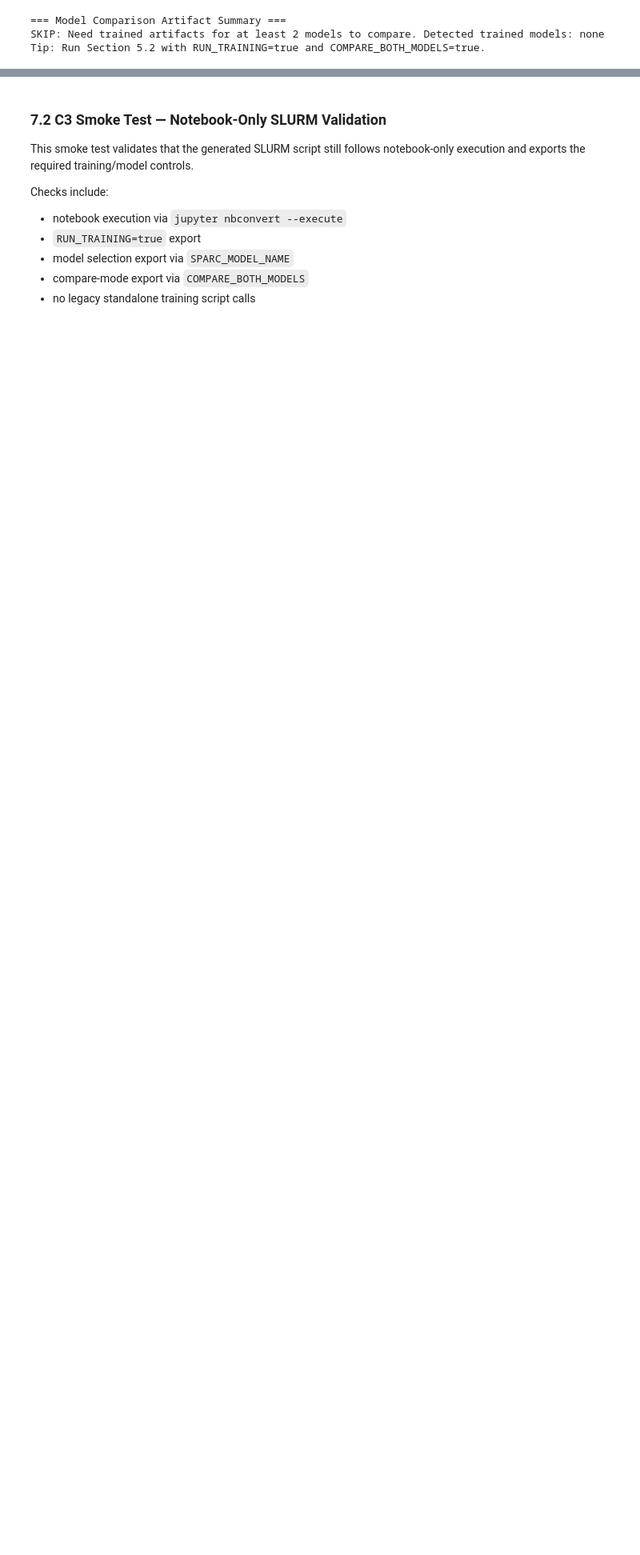
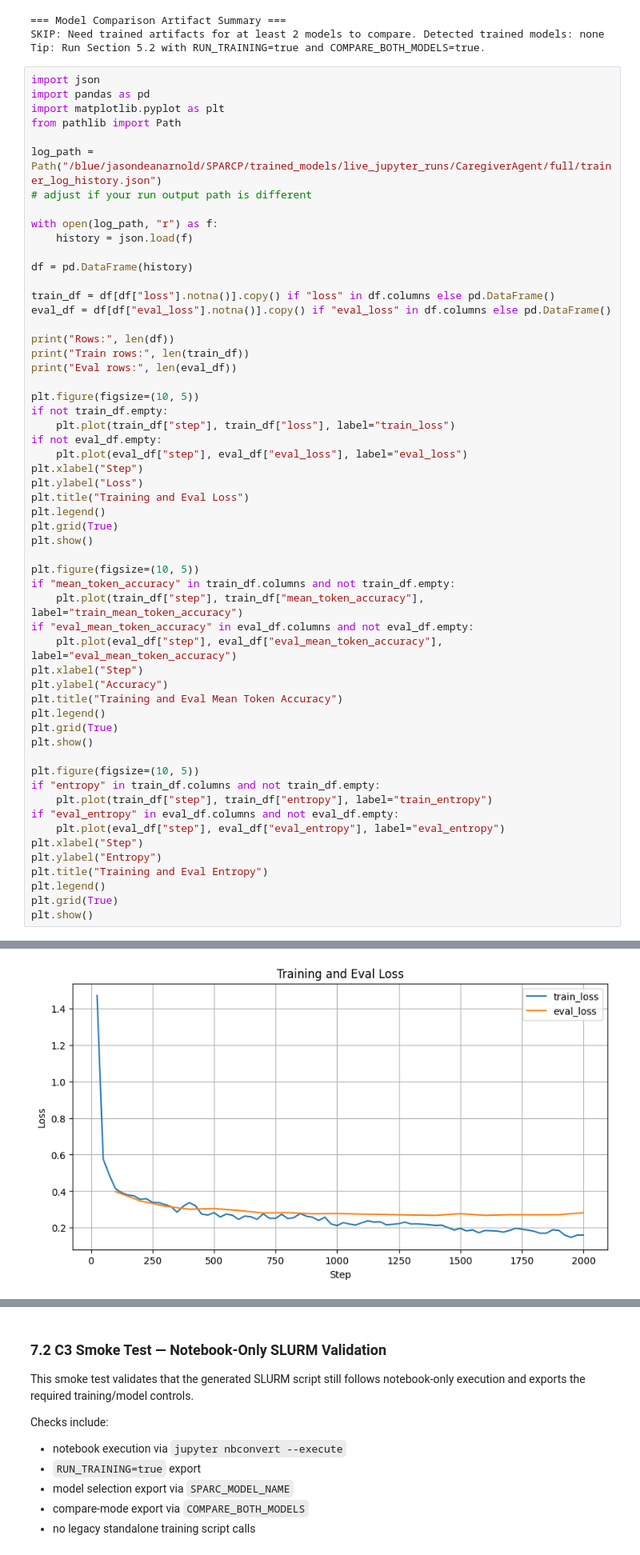
Before and after one commit to UF-College-of-Education/SPARCP-Hipergator-Notebooks, a Jupyter notebook: v2/executed_Caregiver_H1b_Model_Fine_Tuning_PyTorch_local_meta_default.ipynb, the cells around one changed output, grey strips where cells are left out. Shown at 80% size. Drawn from its saved outputs; the diff is of its cells as text; blank space fills up the shorter version.

```diff
--- a/v2/executed_Caregiver_H1b_Model_Fine_Tuning_PyTorch_local_meta_default.ipynb
+++ b/v2/executed_Caregiver_H1b_Model_Fine_Tuning_PyTorch_local_meta_default.ipynb
@@ -2249,3 +2224,60 @@ else:
 === Model Comparison Artifact Summary ===
 SKIP: Need trained artifacts for at least 2 models to compare. Detected trained models: none
 Tip: Run Section 5.2 with RUN_TRAINING=true and COMPARE_BOTH_MODELS=true.
+# %%
+import json
+import pandas as pd
+import matplotlib.pyplot as plt
+from pathlib import Path
+
+log_path = Path("/blue/jasondeanarnold/SPARCP/trained_models/live_jupyter_runs/CaregiverAgent/full/trainer_log_history.json")
+# adjust if your run output path is different
+
+with open(log_path, "r") as f:
+    history = json.load(f)
+
+df = pd.DataFrame(history)
+
+train_df = df[df["loss"].notna()].copy() if "loss" in df.columns else pd.DataFrame()
+eval_df = df[df["eval_loss"].notna()].copy() if "eval_loss" in df.columns else pd.DataFrame()
+
+print("Rows:", len(df))
+print("Train rows:", len(train_df))
+print("Eval rows:", len(eval_df))
+
+plt.figure(figsize=(10, 5))
+if not train_df.empty:
+    plt.plot(train_df["step"], train_df["loss"], label="train_loss")
+if not eval_df.empty:
+    plt.plot(eval_df["step"], eval_df["eval_loss"], label="eval_loss")
+plt.xlabel("Step")
+plt.ylabel("Loss")
+plt.title("Training and Eval Loss")
+plt.legend()
+plt.grid(True)
+plt.show()
+
+plt.figure(figsize=(10, 5))
+if "mean_token_accuracy" in train_df.columns and not train_df.empty:
+    plt.plot(train_df["step"], train_df["mean_token_accuracy"], label="train_mean_token_accuracy")
+if "eval_mean_token_accuracy" in eval_df.columns and not eval_df.empty:
+    plt.plot(eval_df["step"], eval_df["eval_mean_token_accuracy"], label="eval_mean_token_accuracy")
+plt.xlabel("Step")
+plt.ylabel("Accuracy")
+plt.title("Training and Eval Mean Token Accuracy")
+plt.legend()
+plt.grid(True)
+plt.show()
+
+plt.figure(figsize=(10, 5))
+if "entropy" in train_df.columns and not train_df.empty:
+    plt.plot(train_df["step"], train_df["entropy"], label="train_entropy")
+if "eval_entropy" in eval_df.columns and not eval_df.empty:
+    plt.plot(eval_df["step"], eval_df["eval_entropy"], label="eval_entropy")
+plt.xlabel("Step")
+plt.ylabel("Entropy")
+plt.title("Training and Eval Entropy")
+plt.legend()
+plt.grid(True)
+plt.show()
+# %% [output]
@@ -2251,0 +2287 @@ Tip: Run Section 5.2 with RUN_TRAINING=true and COMPARE_BOTH_MODELS=true.
+[figure, added]
```
Also changed, not shown: parts of 15 cells of this notebook, 26 other files.
